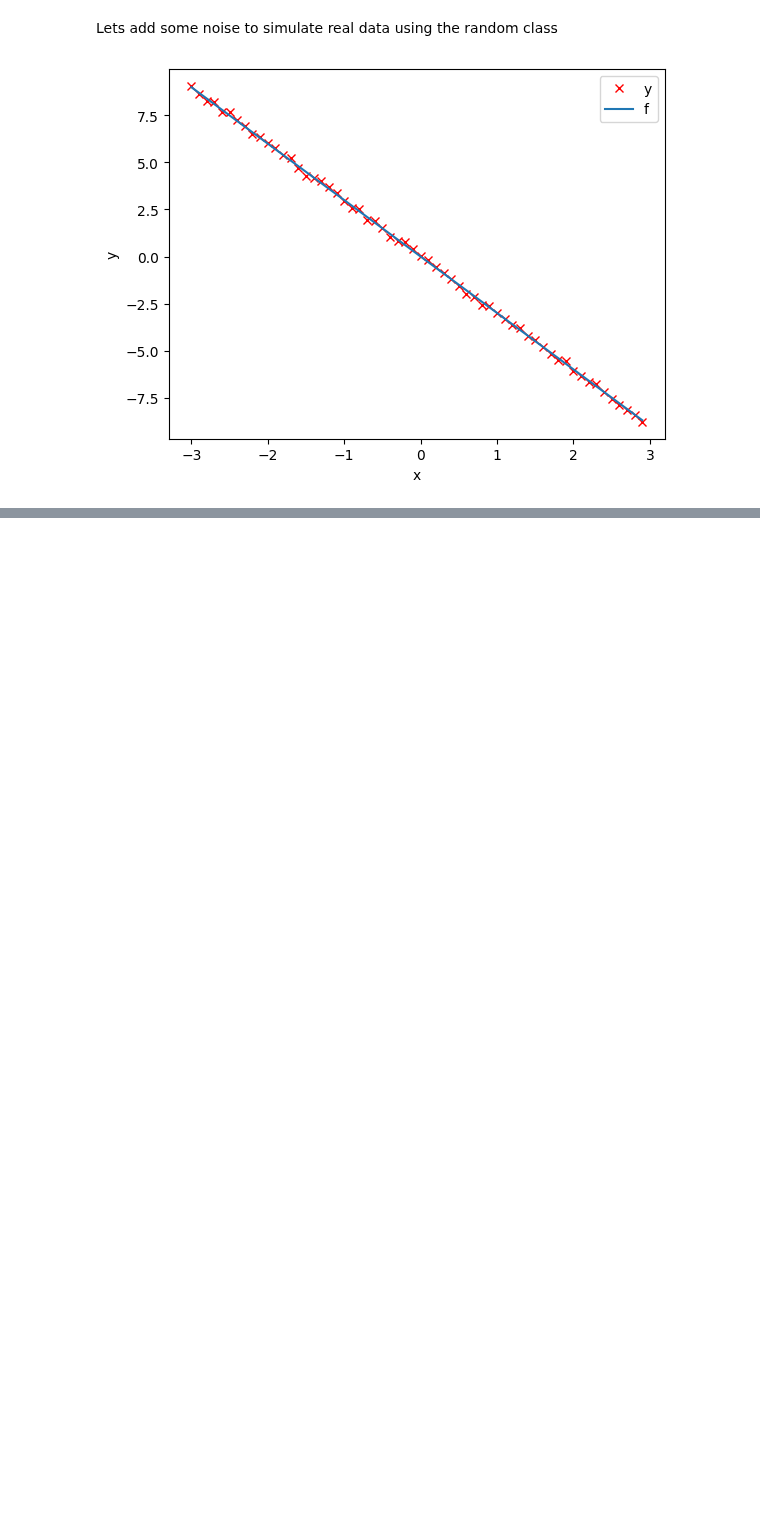
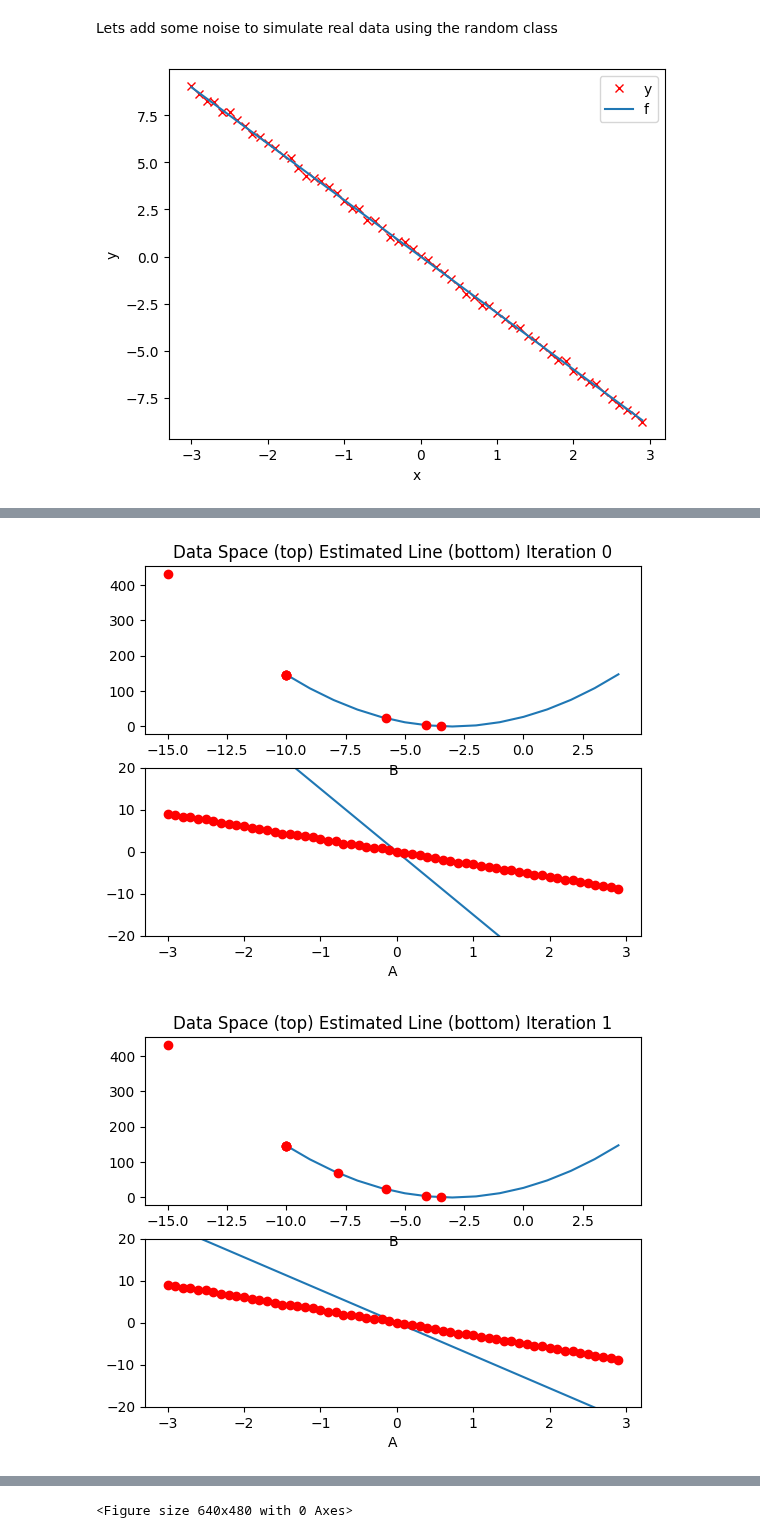
Before and after one commit to broskunta/PyTorch-Linear-Regression, a Jupyter notebook: Linear_Regression_1D_PyTorch.ipynb, the cells around one changed output, grey strips where cells are left out. Cells and saved outputs as stored; diff of their text form; code cells hidden in the pictures; blank space fills up the shorter version.

```diff
--- a/Linear_Regression_1D_PyTorch.ipynb
+++ b/Linear_Regression_1D_PyTorch.ipynb
@@ -88,0 +168,2 @@ plt.show()
+# %%
+w = torch.tensor(-15.0, requires_grad=True)
@@ -88,0 +172,3 @@ plt.show()
+# %%
+lr = 0.1
+LOSS1 = []
@@ -88,0 +177,29 @@ plt.show()
+# %%
+def my_train_model(iters):
+    for epoch in range(iters):
+
+        #make the prediction using the forward
+        yhat = forward(x)
+
+        #claculate the iteration
+        loss = criterion(yhat, y)
+
+        #plot the diagram
+        gradient_plot(yhat,w, loss.item(), epoch)
+
+        # store the loss in to the list
+        LOSS1.append(loss.item())
+
+        # backward pass
+        loss.backward()
+
+        #update the parameters
+        w.data = w.data - lr * w.grad.data
+
+        # zero the gradients
+        w.grad.data.zero_()
+# %%
+my_train_model(4)
+# %% [output]
+[figure, added]
+[figure, added]
@@ -88,0 +208 @@ plt.show()
+<Figure size 640x480 with 0 Axes>
```
Also changed, not shown: parts of 22 cells of this notebook.
